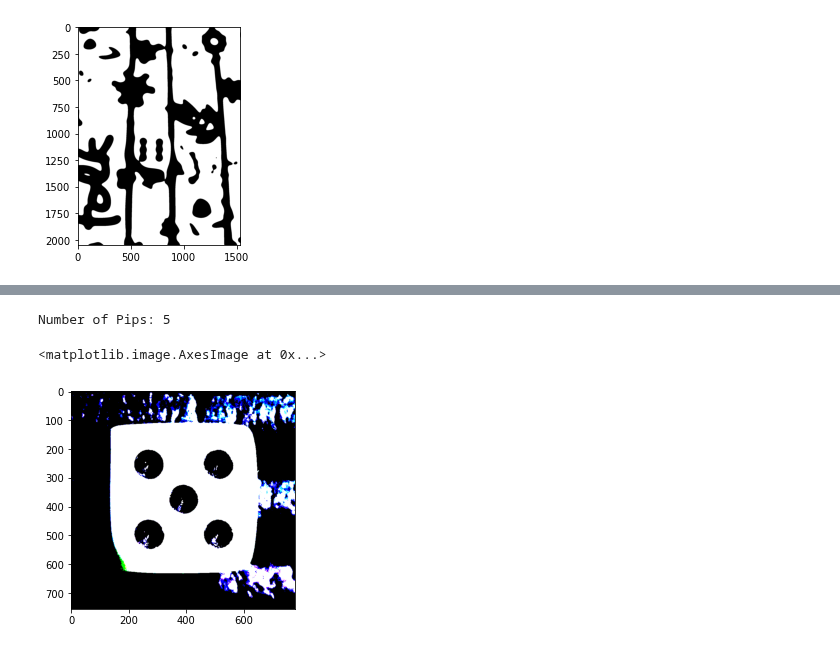
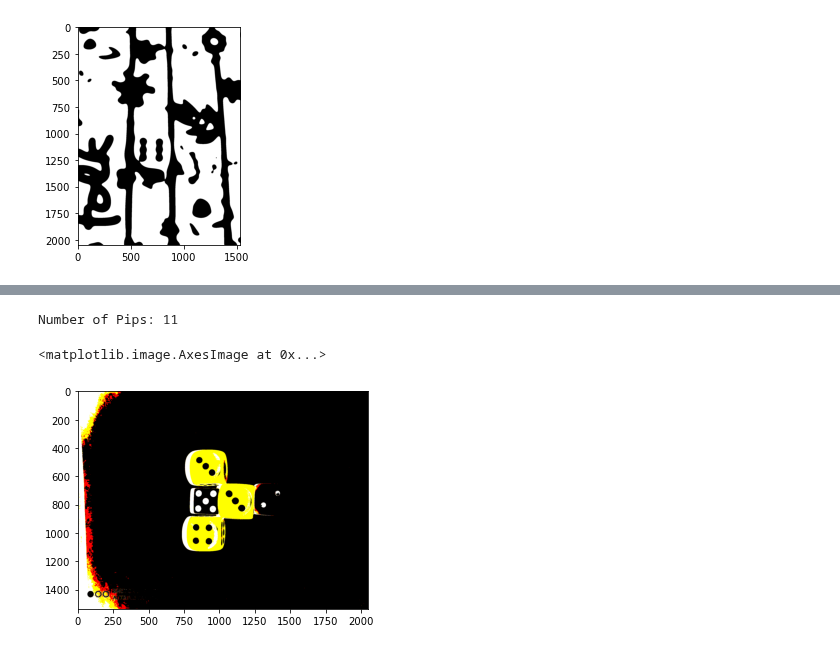
Before and after one commit to feliksczart/kck, a Jupyter notebook: Projekt/src/main.ipynb, the cells around one changed output, grey strips where cells are left out. Cells and saved outputs as stored; diff of their text form; code cells hidden in the pictures.

```diff
--- a/Projekt/src/main.ipynb
+++ b/Projekt/src/main.ipynb
@@ -120,0 +129,3 @@ plt.imshow(cimg)
+# %%
+image = io.imread('../res/latwe5.jpg', 0)
+plt.imshow(image)
@@ -142,30 +219,30 @@ def threshold(img_in, value):
 # %%
 #latwe0 threshold(latwe0, 85)
 #latwe1 threshold(255-latwe0, 150)
 #latwe2 threshold(latwe0, 50)
 #latwe3 threshold(latwe0, 60)
 #latwe4 threshold(latwe0, 208)
 #latwe5 threshold(latwe0, 140)
 #latwe6 za ciemne
 #latwe7 threshold(latwe0, 93)
 #latwe8 threshold(latwe0, 93)
 #latwe9 threshold(255-latwe0, 130)
 
-latwe0 = Load.img("latwe0")
+latwe0 = Load.img("projekt18")
 latwe0_grayscale = cv.cvtColor(latwe0, cv.COLOR_RGB2GRAY)
 
 blur = skimage.filters.gaussian(latwe0_grayscale, sigma=20)
 thresh = skimage.filters.threshold_otsu(blur)
 mask = (blur > thresh)
 latwe0_normalized = mask.astype(np.uint8)
 
-threshold_image = threshold(latwe0, 85)
+threshold_image = threshold(255-latwe0, 150)
 
 blobs, kp_image = count_blobs(threshold_image)
 print("Number of Pips: " + str(len(blobs)))
 
 plt.imshow(threshold_image, cmap='gray')
 # %% [output]
-Number of Pips: 5
+Number of Pips: 11
 <matplotlib.image.AxesImage at 0x...>
-[figure, old version]
+[figure, new version]
```
Also changed, not shown: parts of 5 cells of this notebook.
